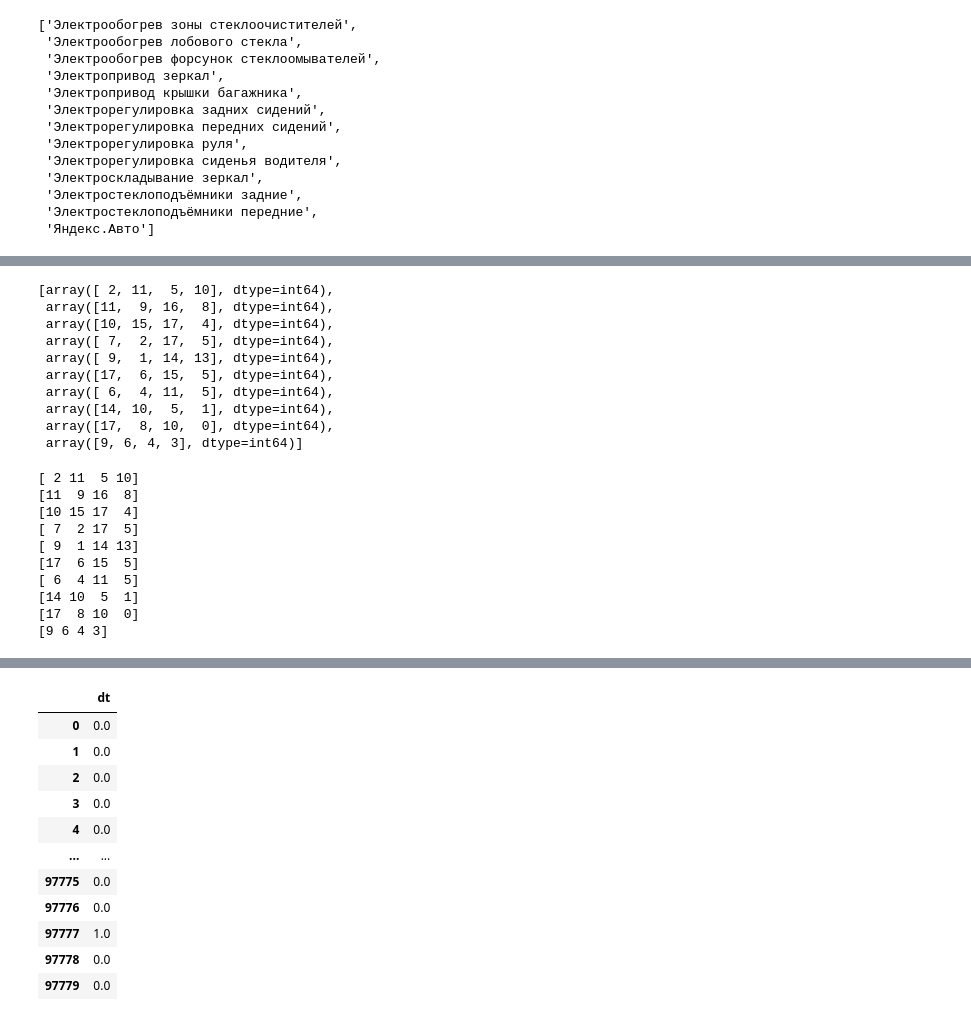
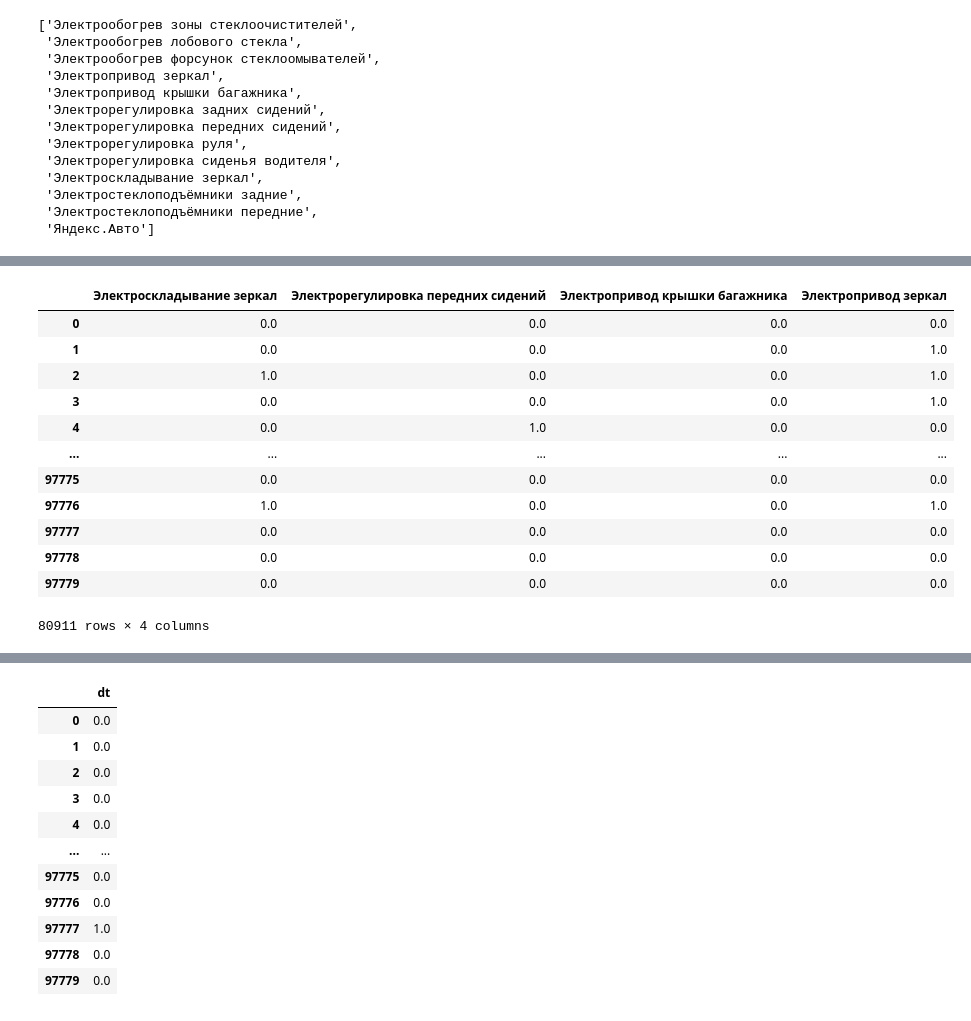
Before and after one commit to dtsal/used_cars, a Jupyter notebook: CAR_Prediction.ipynb, the cells around one changed output, grey strips where cells are left out. Drawn from its saved outputs; the diff is of its cells as text; code cells hidden in the pictures.

```diff
--- a/CAR_Prediction.ipynb
+++ b/CAR_Prediction.ipynb
@@ -204,5 +215,7 @@ array_max_corr
 # %%
-df_max_corr = pd.DataFrame()
+#df_max_corr = pd.DataFrame()
+k = 0
 for j in array_max_corr:
-    print(j)
-    # df_max_corr['dt'] = X1.iloc[:,1]
+# #     print(j)
+       array_compl_col[k] = array_compl_col[k].iloc[:,j]
+       k += 1
@@ -221,2 +242,18 @@ for j in array_max_corr:
+# %%
+array_compl_col[9]
+# %% [output]
+|  | Электроскладывание зеркал | Электрорегулировка передних сидений | Электропривод крышки багажника | Электропривод зеркал |
+| 0 | 0.0 | 0.0 | 0.0 | 0.0 |
+| 1 | 0.0 | 0.0 | 0.0 | 1.0 |
+| 2 | 1.0 | 0.0 | 0.0 | 1.0 |
+| 3 | 0.0 | 0.0 | 0.0 | 1.0 |
+| 4 | 0.0 | 1.0 | 0.0 | 0.0 |
+| ... | ... | ... | ... | ... |
+| 97775 | 0.0 | 0.0 | 0.0 | 0.0 |
+| 97776 | 1.0 | 0.0 | 0.0 | 1.0 |
+| 97777 | 0.0 | 0.0 | 0.0 | 0.0 |
+| 97778 | 0.0 | 0.0 | 0.0 | 0.0 |
+| 97779 | 0.0 | 0.0 | 0.0 | 0.0 |
+80911 rows × 4 columns
 # %%
 df2['power'] = df2.apply(lambda z : z['name'][(z['name'].find('(')+1):(z['name'].find('л.с.')-1)],axis=1)
@@ -236,29 +259,0 @@ for i in array_compl_col:
-# %%
-array_max_corr
-# %% [output]
-[array([ 2, 11,  5, 10], dtype=int64),
- array([11,  9, 16,  8], dtype=int64),
- array([10, 15, 17,  4], dtype=int64),
- array([ 7,  2, 17,  5], dtype=int64),
- array([ 9,  1, 14, 13], dtype=int64),
- array([17,  6, 15,  5], dtype=int64),
- array([ 6,  4, 11,  5], dtype=int64),
- array([14, 10,  5,  1], dtype=int64),
- array([17,  8, 10,  0], dtype=int64),
- array([9, 6, 4, 3], dtype=int64)]
-# %%
-df_max_corr = pd.DataFrame()
-for j in array_max_corr:
-    print(j)
-    # df_max_corr['dt'] = X1.iloc[:,1]
-# %% [output]
-[ 2 11  5 10]
-[11  9 16  8]
-[10 15 17  4]
-[ 7  2 17  5]
-[ 9  1 14 13]
-[17  6 15  5]
-[ 6  4 11  5]
-[14 10  5  1]
-[17  8 10  0]
-[9 6 4 3]
```
Also changed, not shown: parts of 9 cells of this notebook.
